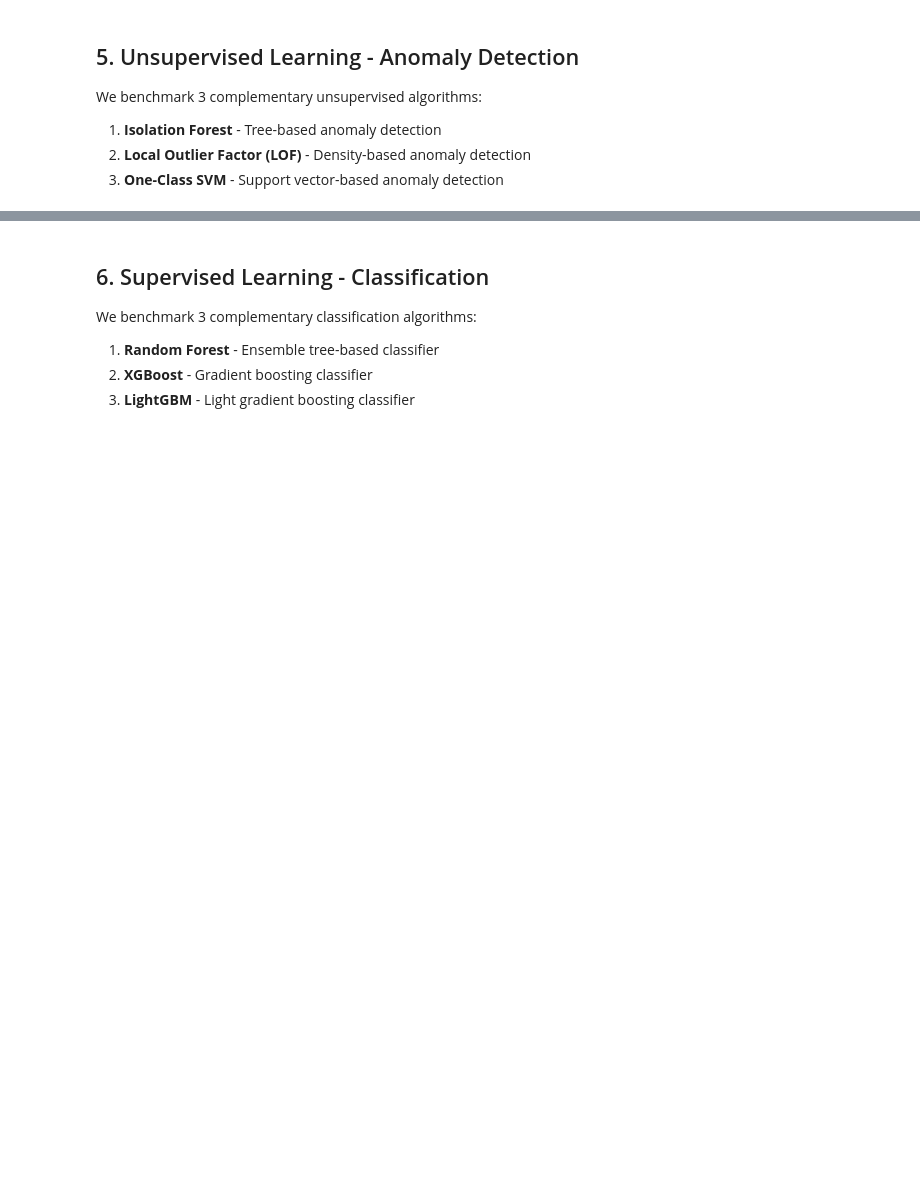
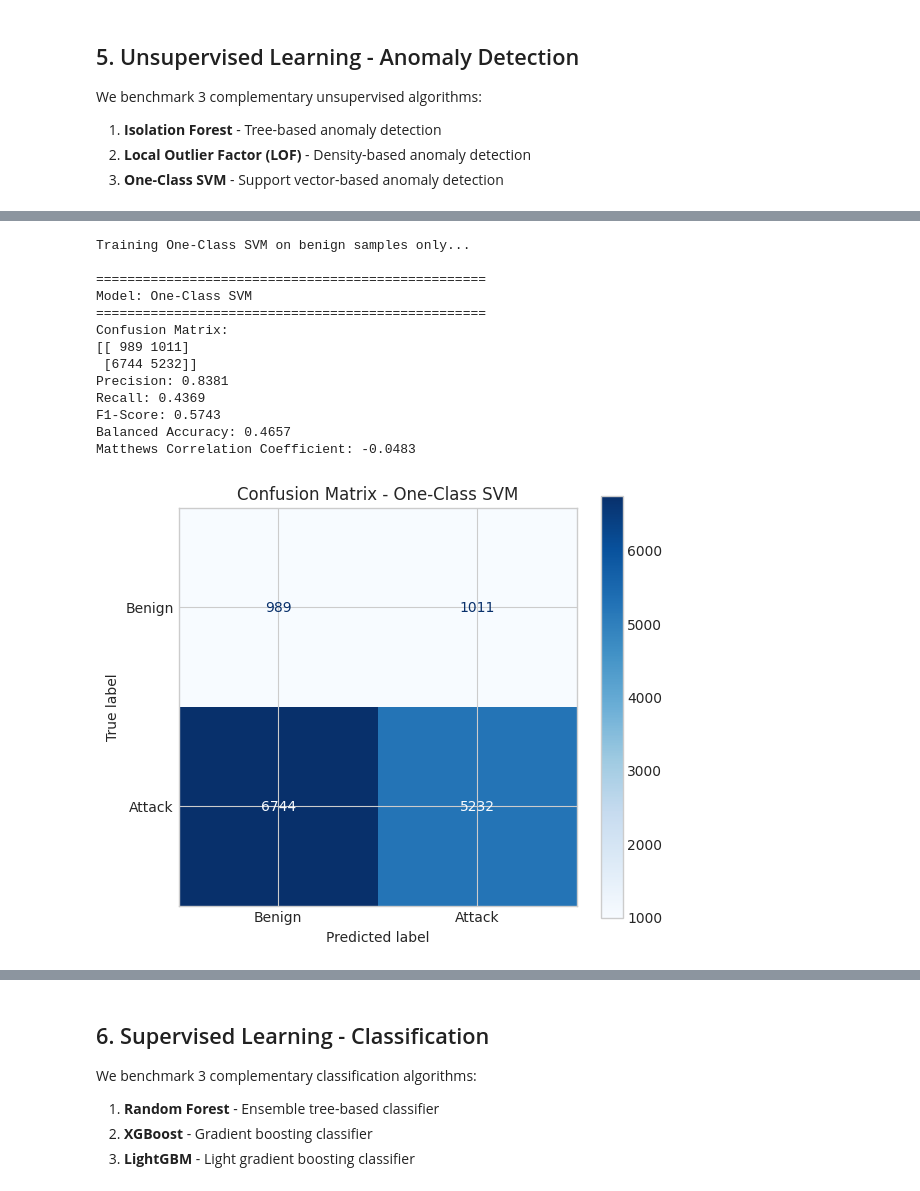
Before and after one commit to reg1um/cyberml, a Jupyter notebook: main.ipynb, the cells around one changed output, grey strips where cells are left out. Saved outputs shown, nothing was run; the diff lists cells and outputs as text; code cells hidden in the pictures; blank space fills up the shorter version.

```diff
--- a/main.ipynb
+++ b/main.ipynb
@@ -430,19 +588,35 @@ lof_results = evaluate_anomaly_detector(y_test, y_pred_lof, "Local Outlier Facto
 # %%
-# 3. One-Class SVM (using a subsample due to computational complexity)
-print("Training One-Class SVM...")
-# Subsample for OCSVM (it's O(n²) complexity)
+# 3. One-Class SVM - IMPROVED (trained on benign samples only)
+print("Training One-Class SVM on benign samples only...")
+
+# Use benign samples with subsampling for efficiency
 OCSVM_MAX_SAMPLES = 10000
-if len(X_train_scaled) > OCSVM_MAX_SAMPLES:
-    ocsvm_idx = np.random.choice(len(X_train_scaled), OCSVM_MAX_SAMPLES, replace=False)
-    X_train_ocsvm = X_train_scaled[ocsvm_idx]
+if len(X_train_benign_ad) > OCSVM_MAX_SAMPLES:
+    ocsvm_idx = np.random.choice(len(X_train_benign_ad), OCSVM_MAX_SAMPLES, replace=False)
+    X_train_ocsvm = X_train_benign_ad[ocsvm_idx]
 else:
-    X_train_ocsvm = X_train_scaled
+    X_train_ocsvm = X_train_benign_ad
 
 ocsvm = OneClassSVM(
     kernel='rbf',
     gamma='scale',
-    nu=min(contamination_rate, 0.5)  # nu must be <= 0.5
+    nu=0.5  # Expect ~50% of benign as outliers
 )
 ocsvm.fit(X_train_ocsvm)
 y_pred_ocsvm = ocsvm.predict(X_test_scaled)
 ocsvm_results = evaluate_anomaly_detector(y_test, y_pred_ocsvm, "One-Class SVM")
+# %% [output]
+Training One-Class SVM on benign samples only...
+
+==================================================
+Model: One-Class SVM
+==================================================
+Confusion Matrix:
+[[ 989 1011]
+ [6744 5232]]
+Precision: 0.8381
+Recall: 0.4369
+F1-Score: 0.5743
+Balanced Accuracy: 0.4657
+Matthews Correlation Coefficient: -0.0483
+[figure, added]
```
Also changed, not shown: parts of 45 cells of this notebook, 2 other files.
